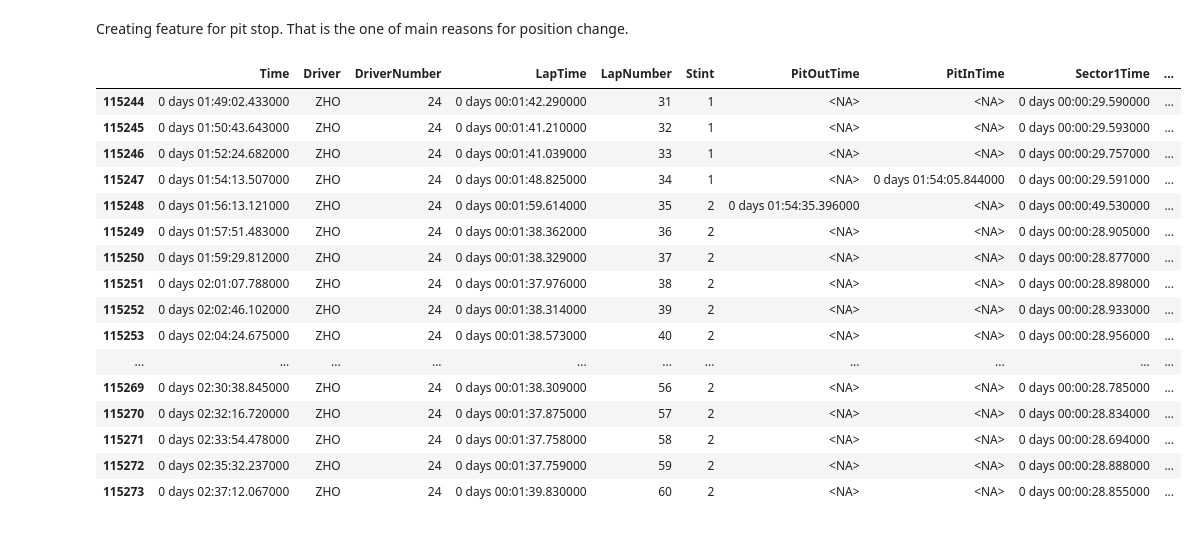
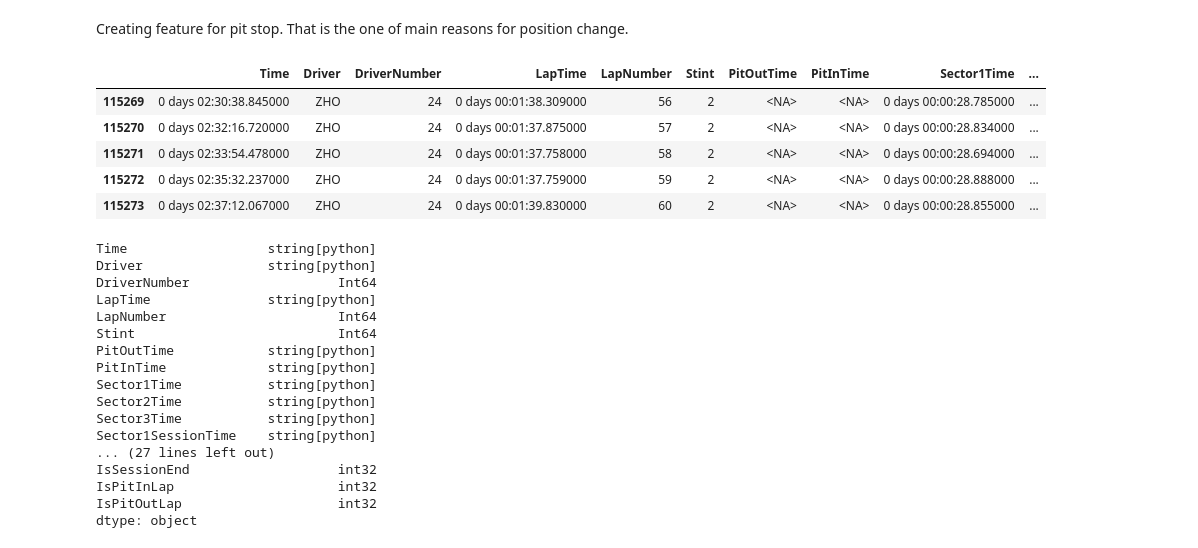
Before and after one commit to Ognjeniii/f1-predictions, a Jupyter notebook: Model2.ipynb, the cells around one changed output. Cells and saved outputs as stored; diff of their text form; code cells hidden in the pictures.

```diff
--- a/Model2.ipynb
+++ b/Model2.ipynb
@@ -226,7 +235,7 @@ df_laps['NextPosition'] = (df_laps.groupby(['Season', 'Round', 'EventName', 'Dri
 mask = df_laps['Position'].notna() & df_laps['NextPosition'].notna()
 df_laps = df_laps[mask]
 # %%
-df_laps['Target'] = np.sign(df_laps['Position'] - df_laps['NextPosition'])
+df_laps['NextLapProgress'] = np.sign(df_laps['Position'] - df_laps['NextPosition'])
 # %%
 df_laps.head()
 # %% [output]
@@ -268,8 +277,6 @@ plt.show()
 [figure]
 # %% [markdown]
 PitInTima and PitOutTime are features. Their missing values will be considered as feature.
-# %%
-df_laps = df_laps.drop(columns=['LapStartDate', 'Deleted', 'DeletedReason'])
 # %%
 df_laps.describe()
 # %% [output]
@@ -335,22 +442,31 @@ Creating feature for pit stop. That is the one of main reasons for position chan
 df_laps['IsPitInLap'] = df_laps['PitInTime'].notna().astype(int)
 df_laps['IsPitOutLap'] = df_laps['PitOutTime'].notna().astype(int)
 # %%
-df_laps.tail(30)
+df_laps.tail()
 # %% [output]
 |  | Time | Driver | DriverNumber | LapTime | LapNumber | Stint | PitOutTime | PitInTime | Sector1Time | ... |
-| 115244 | 0 days 01:49:02.433000 | ZHO | 24 | 0 days 00:01:42.290000 | 31 | 1 | <NA> | <NA> | 0 days 00:00:29.590000 | ... |
-| 115245 | 0 days 01:50:43.643000 | ZHO | 24 | 0 days 00:01:41.210000 | 32 | 1 | <NA> | <NA> | 0 days 00:00:29.593000 | ... |
-| 115246 | 0 days 01:52:24.682000 | ZHO | 24 | 0 days 00:01:41.039000 | 33 | 1 | <NA> | <NA> | 0 days 00:00:29.757000 | ... |
-| 115247 | 0 days 01:54:13.507000 | ZHO | 24 | 0 days 00:01:48.825000 | 34 | 1 | <NA> | 0 days 01:54:05.844000 | 0 days 00:00:29.591000 | ... |
-| 115248 | 0 days 01:56:13.121000 | ZHO | 24 | 0 days 00:01:59.614000 | 35 | 2 | 0 days 01:54:35.396000 | <NA> | 0 days 00:00:49.530000 | ... |
-| 115249 | 0 days 01:57:51.483000 | ZHO | 24 | 0 days 00:01:38.362000 | 36 | 2 | <NA> | <NA> | 0 days 00:00:28.905000 | ... |
-| 115250 | 0 days 01:59:29.812000 | ZHO | 24 | 0 days 00:01:38.329000 | 37 | 2 | <NA> | <NA> | 0 days 00:00:28.877000 | ... |
-| 115251 | 0 days 02:01:07.788000 | ZHO | 24 | 0 days 00:01:37.976000 | 38 | 2 | <NA> | <NA> | 0 days 00:00:28.898000 | ... |
-| 115252 | 0 days 02:02:46.102000 | ZHO | 24 | 0 days 00:01:38.314000 | 39 | 2 | <NA> | <NA> | 0 days 00:00:28.933000 | ... |
-| 115253 | 0 days 02:04:24.675000 | ZHO | 24 | 0 days 00:01:38.573000 | 40 | 2 | <NA> | <NA> | 0 days 00:00:28.956000 | ... |
-| ... | ... | ... | ... | ... | ... | ... | ... | ... | ... | ... |
 | 115269 | 0 days 02:30:38.845000 | ZHO | 24 | 0 days 00:01:38.309000 | 56 | 2 | <NA> | <NA> | 0 days 00:00:28.785000 | ... |
 | 115270 | 0 days 02:32:16.720000 | ZHO | 24 | 0 days 00:01:37.875000 | 57 | 2 | <NA> | <NA> | 0 days 00:00:28.834000 | ... |
 | 115271 | 0 days 02:33:54.478000 | ZHO | 24 | 0 days 00:01:37.758000 | 58 | 2 | <NA> | <NA> | 0 days 00:00:28.694000 | ... |
 | 115272 | 0 days 02:35:32.237000 | ZHO | 24 | 0 days 00:01:37.759000 | 59 | 2 | <NA> | <NA> | 0 days 00:00:28.888000 | ... |
 | 115273 | 0 days 02:37:12.067000 | ZHO | 24 | 0 days 00:01:39.830000 | 60 | 2 | <NA> | <NA> | 0 days 00:00:28.855000 | ... |
+# %%
+df_laps.dtypes
+# %% [output]
+Time                  string[python]
+Driver                string[python]
+DriverNumber                   Int64
+LapTime               string[python]
+LapNumber                      Int64
+Stint                          Int64
+PitOutTime            string[python]
+PitInTime             string[python]
+Sector1Time           string[python]
+Sector2Time           string[python]
+Sector3Time           string[python]
+Sector1SessionTime    string[python]
+... (27 lines left out)
+IsSessionEnd                   int32
+IsPitInLap                     int32
+IsPitOutLap                    int32
+dtype: object
```
Also changed, not shown: parts of 16 cells of this notebook.
